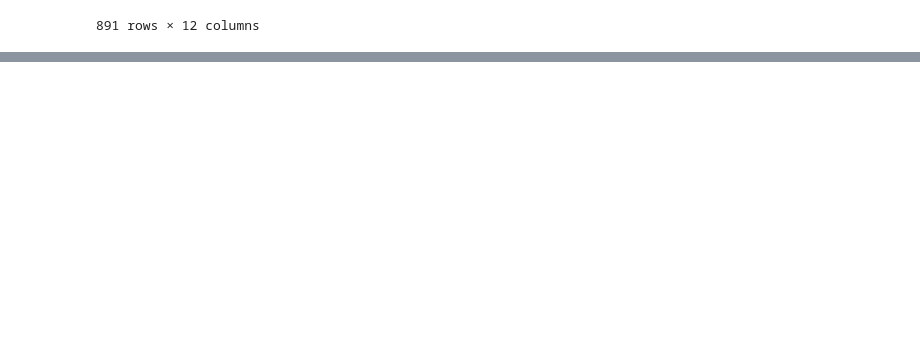
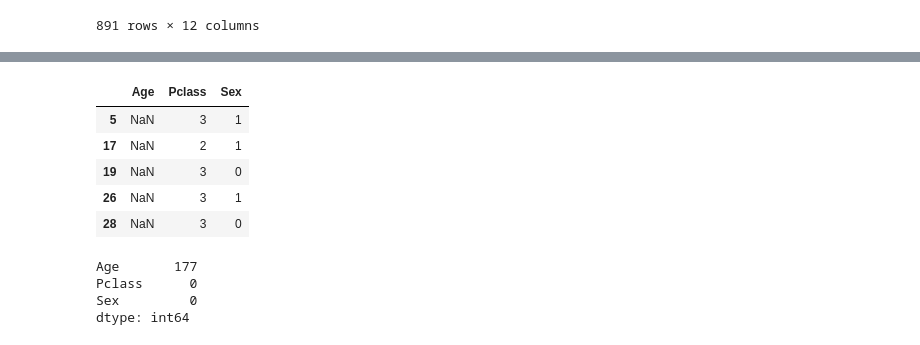
Before and after one commit to yuki1214888/-Python-, a Jupyter notebook: D40 探索性資料分析(EDA)_遺失值與異常值的進階補值策略.ipynb, the cells around one changed output, grey strips where cells are left out. Drawn from its saved outputs; the diff is of its cells as text; code cells hidden in the pictures; blank space fills up the shorter version.

```diff
--- a/D40 探索性資料分析(EDA)_遺失值與異常值的進階補值策略.ipynb
+++ b/D40 探索性資料分析(EDA)_遺失值與異常值的進階補值策略.ipynb
@@ -107,0 +88,21 @@ ValueError: could not convert string to float: 'Braund, Mr. Owen Harris'
+# %%
+data = data.copy()
+
+from sklearn import preprocessing
+le= preprocessing.LabelEncoder()
+data['Sex'] = le.fit_transform(data['Sex'])
+data = data[['Age','Pclass','Sex']]
+display(data[data.isnull().values==True].head(5))
+missing = data.isnull()
+print(missing.sum())
+# %% [output]
+|  | Age | Pclass | Sex |
+| 5 | NaN | 3 | 1 |
+| 17 | NaN | 2 | 1 |
+| 19 | NaN | 3 | 0 |
+| 26 | NaN | 3 | 1 |
+| 28 | NaN | 3 | 0 |
+Age       177
+Pclass      0
+Sex         0
+dtype: int64
```
Also changed, not shown: parts of 4 cells of this notebook.
